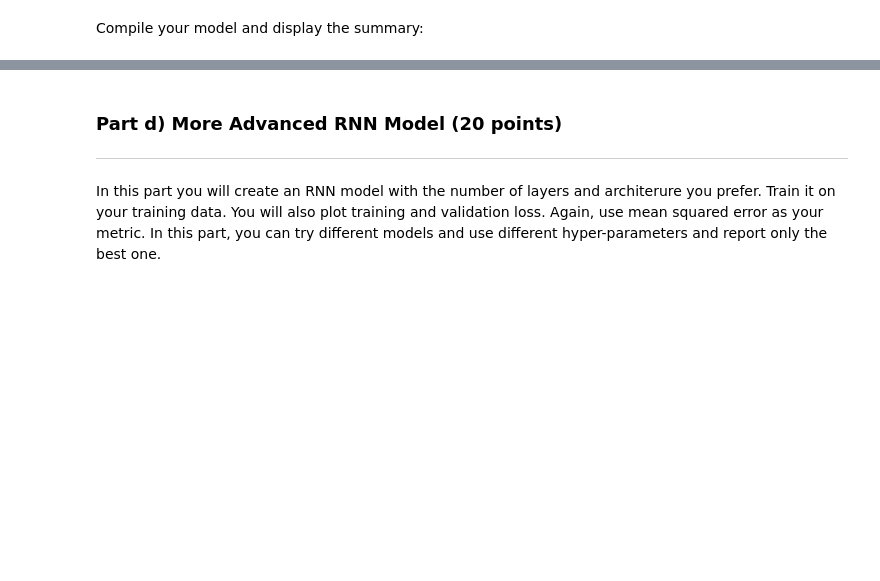
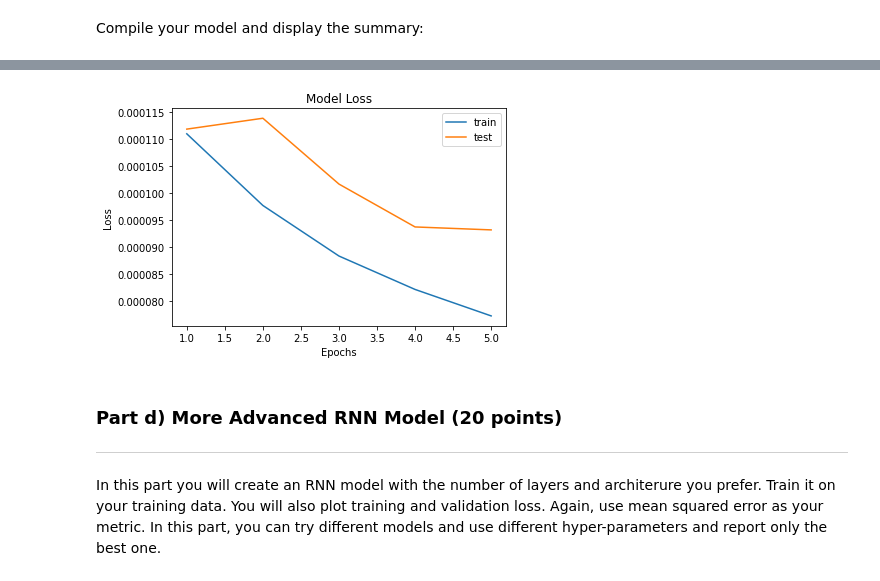
Before and after one commit to KevinW824/CSE-144-Applied-Machine-Learning, a Jupyter notebook: Summer_21_Assignment_5.ipynb, the cells around one changed output, grey strips where cells are left out. Cells and saved outputs as stored; diff of their text form; code cells hidden in the pictures; blank space fills up the shorter version.

```diff
--- a/Summer_21_Assignment_5.ipynb
+++ b/Summer_21_Assignment_5.ipynb
@@ -154,8 +193,36 @@ metrics = ### YOUR CODE HERE ###
+# %%
+# Build your model
+from tensorflow.keras import Sequential
+from tensorflow.keras.layers import LSTM, Dense
+### YOUR CODE HERE ###
+model = Sequential()
+
+# Adding the input layer and the LSTM layer
+# model.add(LSTM(4, activation = 'sigmoid', input_shape=(None, 1)))
+model.add(LSTM(4))
+
+# Adding the output layer
+model.add(Dense(1))
+
+loss = tf.keras.losses.MeanSquaredError()### YOUR CODE HERE ###
+
+opt = tf.keras.optimizers.Adam()### YOUR CODE HERE ###
+
+metrics = [tf.keras.metrics.MeanSquaredError()]### YOUR CODE HERE ###
+
+model.compile(loss=loss,
+              optimizer=opt,
+              metrics=metrics)
 # %%
 
-batchsize = ### YOUR CODE HERE ###
+batchsize = 64### YOUR CODE HERE ###
 
-epochs =  ### YOUR CODE HERE ###
+epochs =  5### YOUR CODE HERE ###
 
 # Fit model
-history = ### YOUR CODE HERE ###
+history = model.fit(X_train,
+                    y_train,
+                    batch_size=batchsize,
+                    epochs=epochs,
+                    validation_split=0.2
+                    )### YOUR CODE HERE ###
@@ -166,3 +240,16 @@ history = ### YOUR CODE HERE ###
+# %%
+# Plot the Model loss
+
+### YOUR CODE HERE ###
+plt.plot([x+1 for x in range(5)], history.history['loss'])
+plt.plot([x+1 for x in range(5)], history.history['val_loss'])
+plt.title('Model Loss')
+plt.ylabel('Loss')
+plt.xlabel('Epochs')
+plt.legend(['train', 'test'])
+plt.show()
+# %% [output]
+[figure, added]
 # %% [markdown]
 ### Part d) More Advanced RNN Model (20 points)
 ---
```
Also changed, not shown: parts of 12 cells of this notebook.
